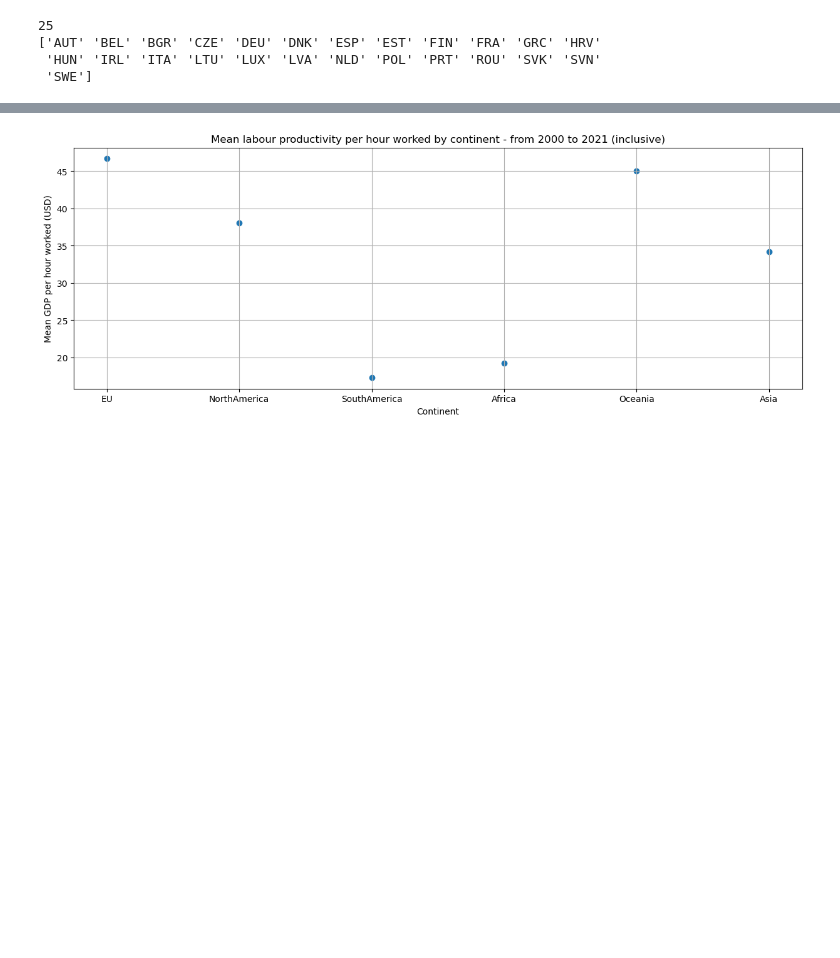
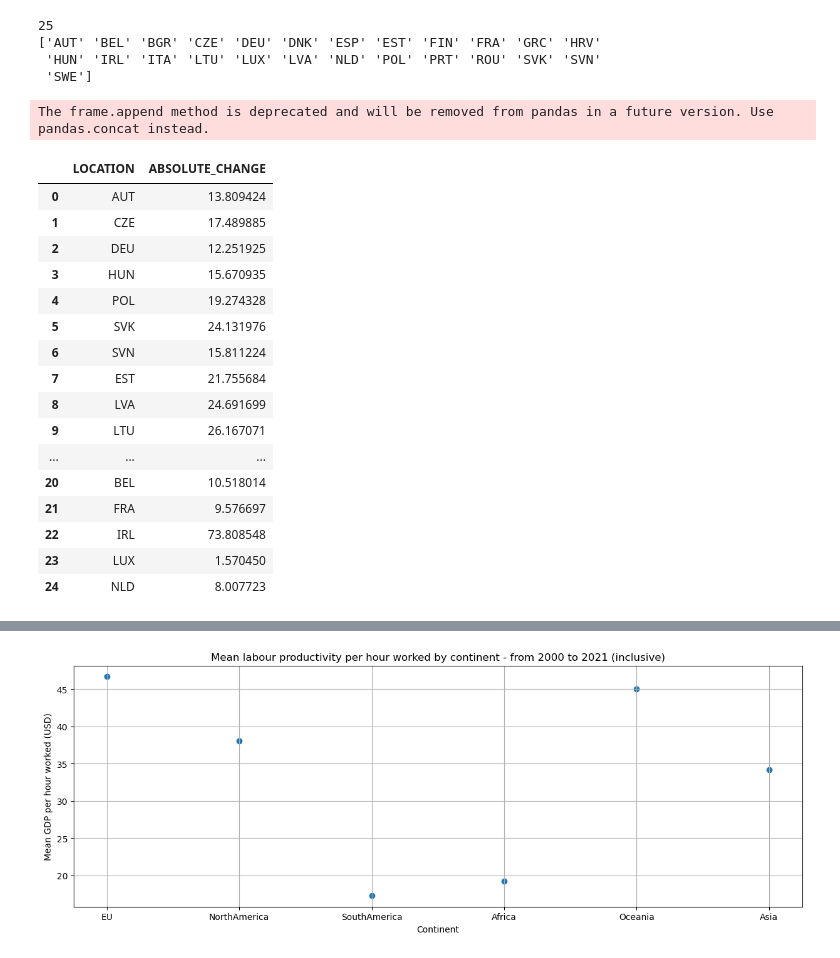
Before and after one commit to JoanneLin168/ADS-European-Productivity, a Jupyter notebook: Notebooks/gdpDataset.ipynb, the cells around one changed output, grey strips where cells are left out. Saved outputs shown, nothing was run; the diff lists cells and outputs as text; code cells hidden in the pictures; blank space fills up the shorter version.

```diff
--- a/Notebooks/gdpDataset.ipynb
+++ b/Notebooks/gdpDataset.ipynb
@@ -280,3 +315,30 @@ world = [EUFlat, NorthAmerica, SouthAmerica, Africa, Oceania, Asia]
 ['AUT' 'BEL' 'BGR' 'CZE' 'DEU' 'DNK' 'ESP' 'EST' 'FIN' 'FRA' 'GRC' 'HRV'
  'HUN' 'IRL' 'ITA' 'LTU' 'LUX' 'LVA' 'NLD' 'POL' 'PRT' 'ROU' 'SVK' 'SVN'
  'SWE']
+# %%
+euAbsoluteChanges = pd.DataFrame(columns=['LOCATION', 'ABSOLUTE_CHANGE'])
+
+for index, country in enumerate(EUFlat):
+    row = absoluteChanges.loc[absoluteChanges['LOCATION'] == country]
+    euAbsoluteChanges = euAbsoluteChanges.append(row, ignore_index=True)
+
+euAbsoluteChanges
+# %% [output]
+The frame.append method is deprecated and will be removed from pandas in a future version. Use pandas.concat instead.
+|  | LOCATION | ABSOLUTE_CHANGE |
+| 0 | AUT | 13.809424 |
+| 1 | CZE | 17.489885 |
+| 2 | DEU | 12.251925 |
+| 3 | HUN | 15.670935 |
+| 4 | POL | 19.274328 |
+| 5 | SVK | 24.131976 |
+| 6 | SVN | 15.811224 |
+| 7 | EST | 21.755684 |
+| 8 | LVA | 24.691699 |
+| 9 | LTU | 26.167071 |
+| ... | ... | ... |
+| 20 | BEL | 10.518014 |
+| 21 | FRA | 9.576697 |
+| 22 | IRL | 73.808548 |
+| 23 | LUX | 1.570450 |
+| 24 | NLD | 8.007723 |
```
Also changed, not shown: parts of 11 cells of this notebook, 1 other file.
